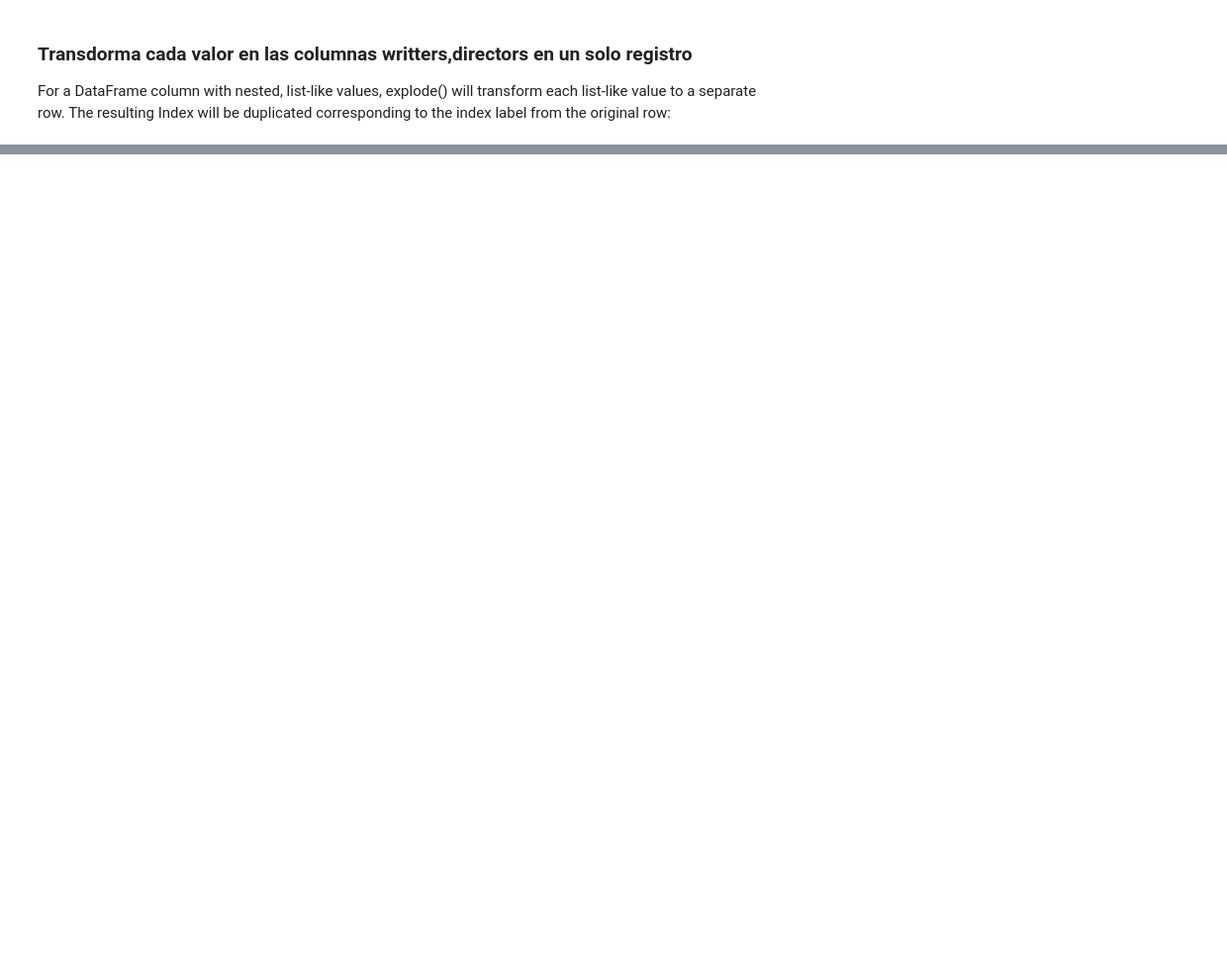
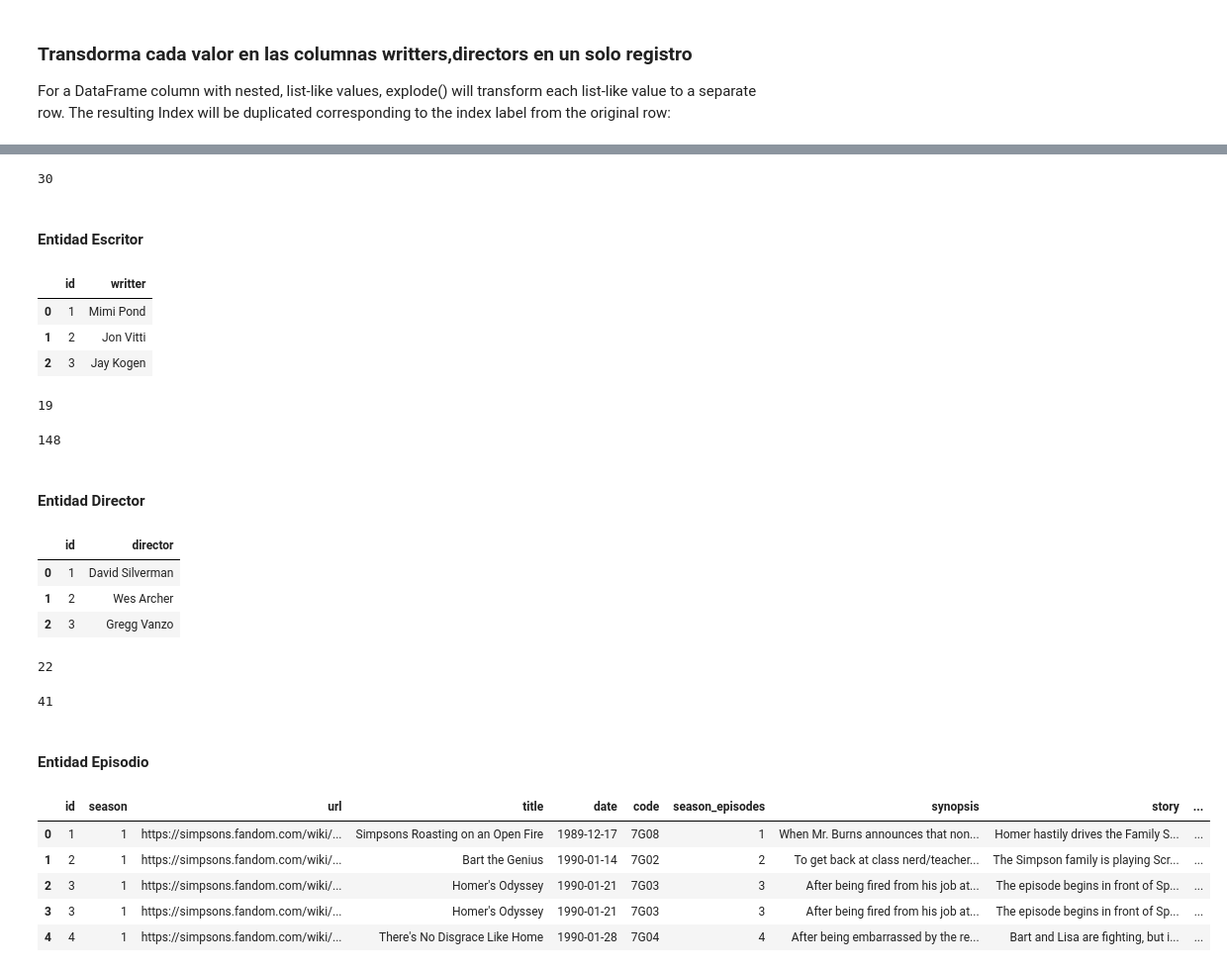
Before and after one commit to alesm99/TheSimpsons, a Jupyter notebook: ETL_TheSimpsons.ipynb, the cells around one changed output, grey strips where cells are left out. Shown: that part at 99% size. Cells and saved outputs as stored; diff of their text form; code cells hidden in the pictures; blank space fills up the shorter version.

```diff
--- a/ETL_TheSimpsons.ipynb
+++ b/ETL_TheSimpsons.ipynb
@@ -393,0 +406,4 @@ df.to_parquet(ruta+'data_limpio.parquet',engine='pyarrow')
+# %%
+ruta='/home/asm/kaggle/TheSimpsons/'
+df=pd.read_parquet(ruta+'data_limpio.parquet',engine='pyarrow')
+df.head()
@@ -393,0 +439,70 @@ df.to_parquet(ruta+'data_limpio.parquet',engine='pyarrow')
+# %%
+dtypes = [INTEGER,INTEGER]
+temp.to_sql(name='tbl_season',
+               index=False,
+               con=cnx,
+               if_exists='replace',
+               dtype=dict(zip(temp.columns,dtypes)))
+# %% [output]
+30
+# %% [markdown]
+#### Entidad Escritor
+# %%
+esc=df.writter.drop_duplicates().reset_index(drop=True).reset_index().rename(columns={'index':'id'})
+esc['id']+=1
+esc.head(3)
+# %% [output]
+|  | id | writter |
+| 0 | 1 | Mimi Pond |
+| 1 | 2 | Jon Vitti |
+| 2 | 3 | Jay Kogen |
+# %%
+esc.writter.map(len).max()
+# %% [output]
+19
+# %%
+dtypes = [INTEGER,VARCHAR(20)]
+esc.to_sql(name='tbl_writter',
+               index=False,
+               con=cnx,
+               if_exists='replace',
+               dtype=dict(zip(esc.columns,dtypes)))
+# %% [output]
+148
+# %% [markdown]
+#### Entidad Director
+# %%
+direc=df.director.drop_duplicates().reset_index(drop=True).reset_index().rename(columns={'index':'id'})
+direc['id']+=1
+direc.head(3)
+# %% [output]
+|  | id | director |
+| 0 | 1 | David Silverman |
+| 1 | 2 | Wes Archer |
+| 2 | 3 | Gregg Vanzo |
+# %%
+direc.director.map(len).max()
+# %% [output]
+22
+# %%
+dtypes = [INTEGER,VARCHAR(22)]
+direc.to_sql(name='tbl_director',
+               index=False,
+               con=cnx,
+               if_exists='replace',
+               dtype=dict(zip(direc.columns,dtypes)))
+# %% [output]
+41
+# %% [markdown]
+#### Entidad Episodio
+# %%
+ep=df.copy()
+ep.insert(0,'id',ep.code.map({v:k for k,v in enumerate(ep.code.unique(),start=1)}))
+ep.head()
+# %% [output]
+|  | id | season | url | title | date | code | season_episodes | synopsis | story | ... |
+| 0 | 1 | 1 | https://simpsons.fandom.com/wiki/... | Simpsons Roasting on an Open Fire | 1989-12-17 | 7G08 | 1 | When Mr. Burns announces that non... | Homer hastily drives the Family S... | ... |
+| 1 | 2 | 1 | https://simpsons.fandom.com/wiki/... | Bart the Genius | 1990-01-14 | 7G02 | 2 | To get back at class nerd/teacher... | The Simpson family is playing Scr... | ... |
+| 2 | 3 | 1 | https://simpsons.fandom.com/wiki/... | Homer's Odyssey | 1990-01-21 | 7G03 | 3 | After being fired from his job at... | The episode begins in front of Sp... | ... |
+| 3 | 3 | 1 | https://simpsons.fandom.com/wiki/... | Homer's Odyssey | 1990-01-21 | 7G03 | 3 | After being fired from his job at... | The episode begins in front of Sp... | ... |
+| 4 | 4 | 1 | https://simpsons.fandom.com/wiki/... | There's No Disgrace Like Home | 1990-01-28 | 7G04 | 4 | After being embarrassed by the re... | Bart and Lisa are fighting, but i... | ... |
```
Also changed, not shown: parts of 28 cells of this notebook, 3 other files.
